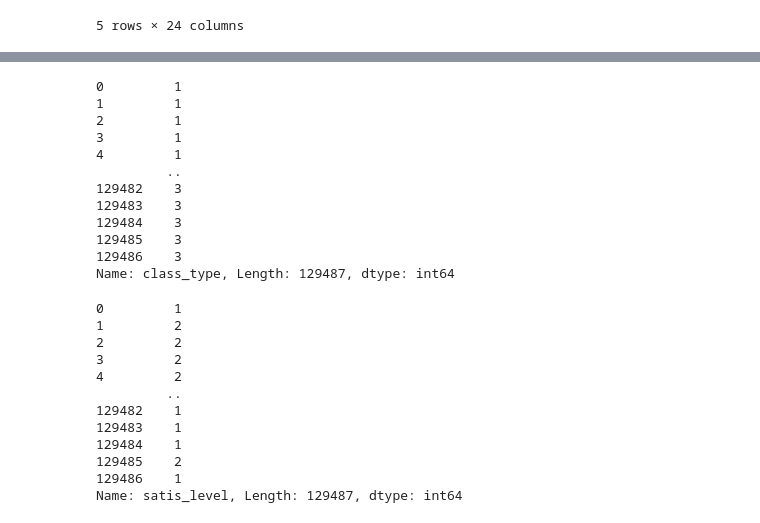
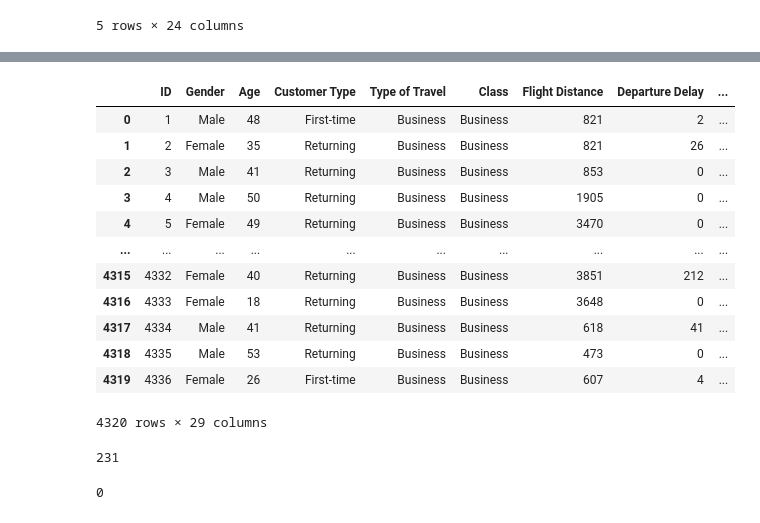
Before and after one commit to montholch/final, a Jupyter notebook: code/python/transform.ipynb, the cells around one changed output, grey strips where cells are left out. Saved outputs shown, nothing was run; the diff lists cells and outputs as text; code cells hidden in the pictures.

```diff
--- a/code/python/transform.ipynb
+++ b/code/python/transform.ipynb
@@ -17,8 +17,8 @@ engine = create_engine(
 # %%
 # Retrieve airline passenger satisfaction from database
 select_command = "SELECT * FROM airline_passenger_satisfaction"
-df = pd.read_sql_query(select_command, engine)
-df.head()
+passenger_satis = pd.read_sql_query(select_command, engine)
+passenger_satis.head()
 # %% [output]
 |  | ID | Gender | Age | Customer Type | Type of Travel | Class | Flight Distance | Departure Delay | ... |
 | 0 | 1 | Male | 48 | First-time | Business | Business | 821 | 2 | ... |
@@ -34,0 +30,5 @@ df.shape
+# %%
+# Retrieve airline comments from database
+select_command = "SELECT * FROM airline_comments"
+passenger_comment = pd.read_sql_query(select_command, engine)
+passenger_comment.tail()
@@ -35,2 +42,25 @@ df.shape
+# %%
+# Select values what have airline comments
+selected_passenger_satis = passenger_satis[passenger_satis["ID"] <= 4336]
+# %%
+# Perform join 2 datasets
+merge_df = pd.merge(
+    selected_passenger_satis, passenger_comment, left_on="ID", right_on="ID", how="left"
+).reset_index(drop=True)
+merge_df
+# %% [output]
+|  | ID | Gender | Age | Customer Type | Type of Travel | Class | Flight Distance | Departure Delay | ... |
+| 0 | 1 | Male | 48 | First-time | Business | Business | 821 | 2 | ... |
+| 1 | 2 | Female | 35 | Returning | Business | Business | 821 | 26 | ... |
+| 2 | 3 | Male | 41 | Returning | Business | Business | 853 | 0 | ... |
+| 3 | 4 | Male | 50 | Returning | Business | Business | 1905 | 0 | ... |
+| 4 | 5 | Female | 49 | Returning | Business | Business | 3470 | 0 | ... |
+| ... | ... | ... | ... | ... | ... | ... | ... | ... | ... |
+| 4315 | 4332 | Female | 40 | Returning | Business | Business | 3851 | 212 | ... |
+| 4316 | 4333 | Female | 18 | Returning | Business | Business | 3648 | 0 | ... |
+| 4317 | 4334 | Male | 41 | Returning | Business | Business | 618 | 41 | ... |
+| 4318 | 4335 | Male | 53 | Returning | Business | Business | 473 | 0 | ... |
+| 4319 | 4336 | Female | 26 | First-time | Business | Business | 607 | 4 | ... |
+4320 rows × 29 columns
 # %%
 # Convert customer Type value to dimension table
@@ -41,36 +71,17 @@ df["travel_type"] = np.where(df["Type of Travel"] == "Business", 1, 2)
 # %%
 # Convert Class to dimension table
-df["class_type"] = np.where(
-    df["Class"] == "Business", 1, np.where(df["Class"] == "Economy", 2, 3)
+merge_df["class_type"] = np.where(
+    merge_df["Class"] == "Business",
+    1,
+    np.where(merge_df["Class"] == "Economy", 2, 3),
 )
-df["class_type"]
-# %% [output]
-0         1
-1         1
-2         1
-3         1
-4         1
-         ..
-129482    3
-129483    3
-129484    3
-129485    3
-129486    3
-Name: class_type, Length: 129487, dtype: int64
 # %%
 # Convert customer satisfaction to dimension table
-df["satis_level"] = np.where(df["Satisfaction"] == "Neutral or Dissatisfied", 1, 2)
-df["satis_level"]
+merge_df["satis_level"] = np.where(
+    merge_df["Satisfaction"] == "Neutral or Dissatisfied", 1, 2
+)
-# %% [output]
-0         1
-1         2
-2         2
-3         2
-4         2
-         ..
-129482    1
-129483    1
-129484    1
-129485    2
-129486    1
-Name: satis_level, Length: 129487, dtype: int64
+# %%
+# Check null value for "Value for Money" variable
+merge_df["Value For Money"].isnull().sum()
+# %% [output]
+231
@@ -76,0 +91,5 @@ Name: satis_level, Length: 129487, dtype: int64
+# %%
+# Check null value for Value For Money variable after filled N/A values
+merge_df["Value For Money"].isnull().sum()
+# %% [output]
+0
```
Also changed, not shown: parts of 10 cells of this notebook, 1 other file.
